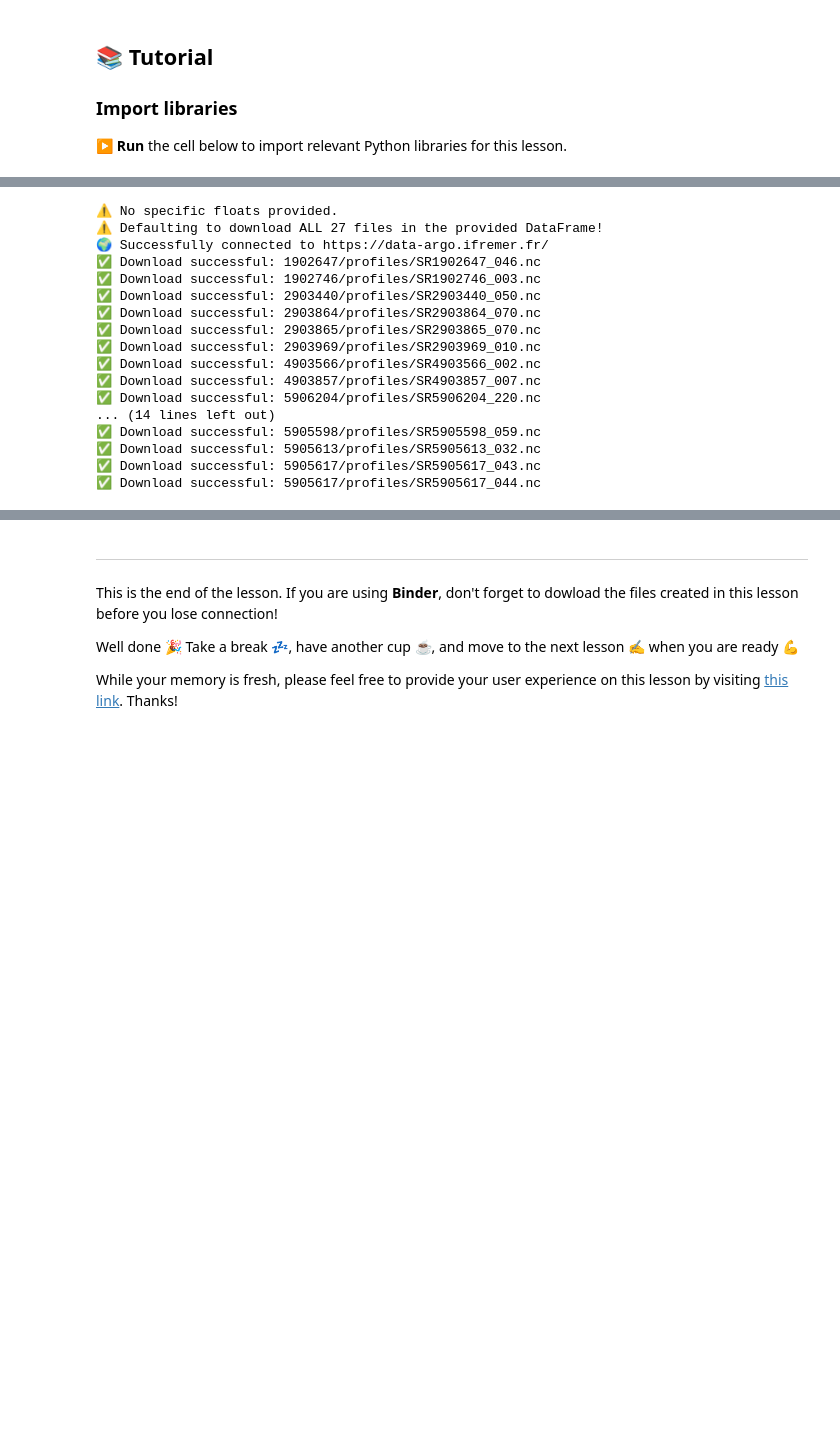
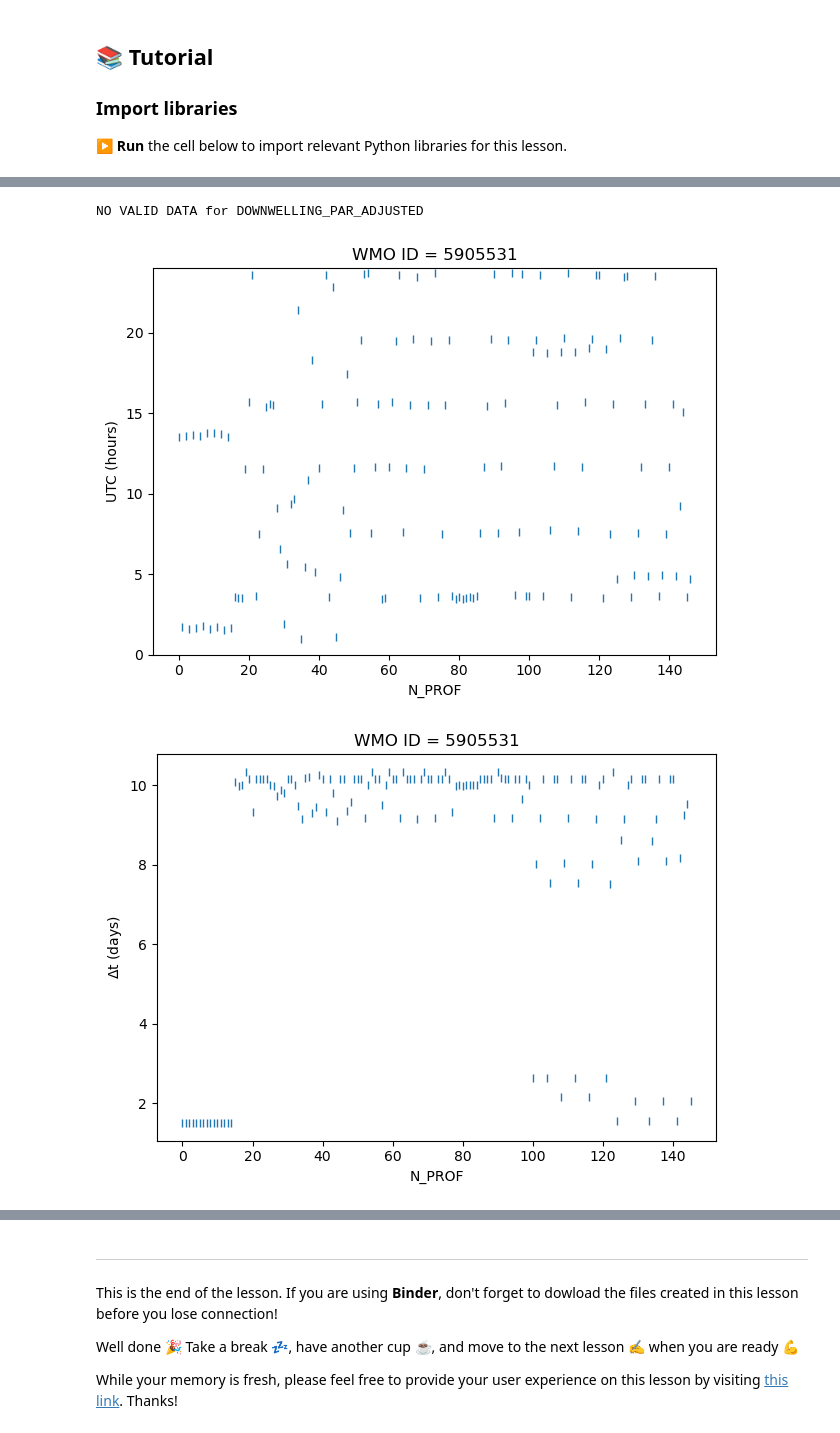
Before and after one commit to hakaseh/bgc-argo-tutorials, a Jupyter notebook: lessons/lesson_4.ipynb, the cells around one changed output, grey strips where cells are left out. Saved outputs shown, nothing was run; the diff lists cells and outputs as text; code cells hidden in the pictures; blank space fills up the shorter version.

```diff
--- a/lessons/lesson_4.ipynb
+++ b/lessons/lesson_4.ipynb
@@ -230,22 +218,12 @@ From *map_exercise1.png* in Lesson 2, we see the global coverage of chlorophyll-
 # %%
-df_index_ex1 = pd.read_csv('argo_synthetic-profile_index_ex1.csv',parse_dates=['datetime'])
-df_index_so = df_index_ex1[df_index_ex1['latitude'] < -30]
-download_argo(df_index_so, None)
+wmoid = 5905531
+in_file = f"{wmoid}/{wmoid}_Sprof.nc"
+ds = xr.open_dataset(in_file)
+
+time_and_dt(ds)
+
+plot_raw(ds)
 # %% [output]
-⚠️ No specific floats provided.
-⚠️ Defaulting to download ALL 27 files in the provided DataFrame!
-🌍 Successfully connected to https://data-argo.ifremer.fr/
-✅ Download successful: 1902647/profiles/SR1902647_046.nc
-✅ Download successful: 1902746/profiles/SR1902746_003.nc
-✅ Download successful: 2903440/profiles/SR2903440_050.nc
-✅ Download successful: 2903864/profiles/SR2903864_070.nc
-✅ Download successful: 2903865/profiles/SR2903865_070.nc
-✅ Download successful: 2903969/profiles/SR2903969_010.nc
-✅ Download successful: 4903566/profiles/SR4903566_002.nc
-✅ Download successful: 4903857/profiles/SR4903857_007.nc
-✅ Download successful: 5906204/profiles/SR5906204_220.nc
-... (14 lines left out)
-✅ Download successful: 5905598/profiles/SR5905598_059.nc
-✅ Download successful: 5905613/profiles/SR5905613_032.nc
-✅ Download successful: 5905617/profiles/SR5905617_043.nc
-✅ Download successful: 5905617/profiles/SR5905617_044.nc
+NO VALID DATA for DOWNWELLING_PAR_ADJUSTED
+[figure, added]
+[figure, added]
```
Also changed, not shown: parts of 25 cells of this notebook.
